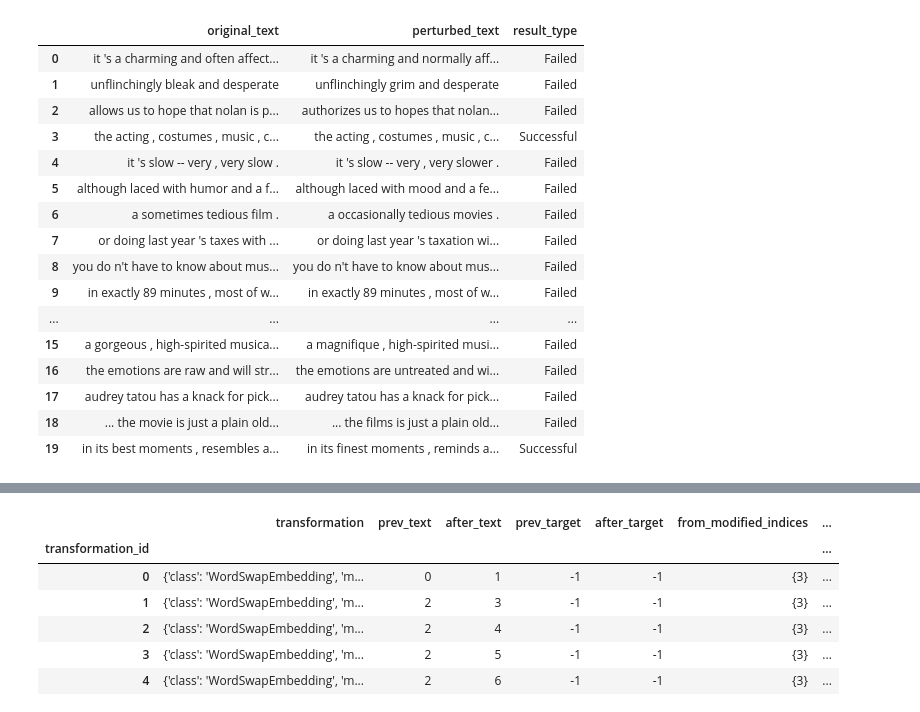
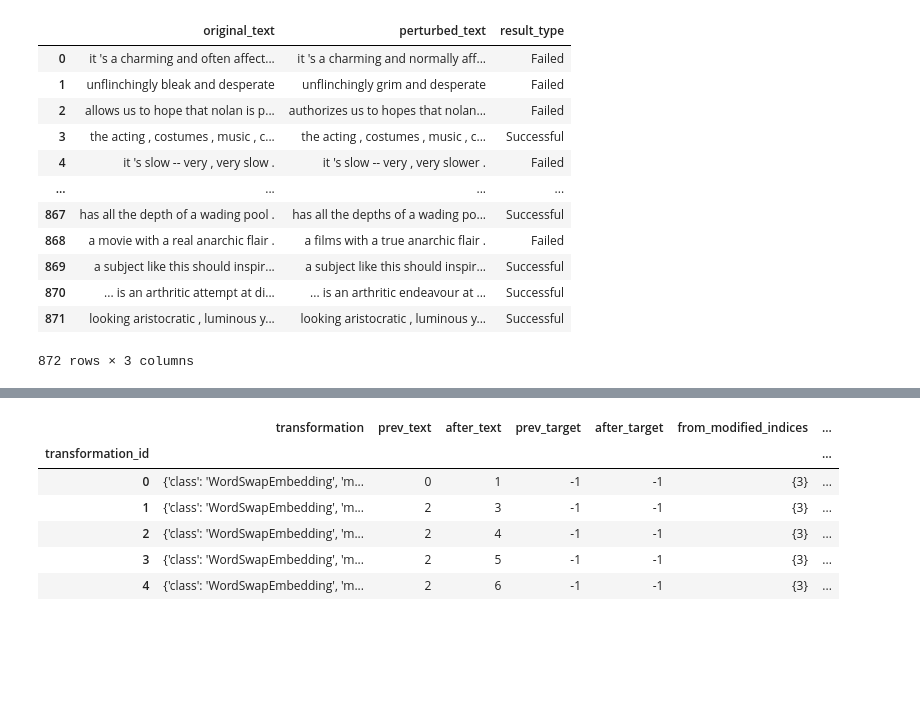
Before and after one commit to UCLA-SEAL/ProvenanceInspector, a Jupyter notebook: after/Analysis.ipynb, the cells around one changed output, grey strips where cells are left out. Drawn from its saved outputs; the diff is of its cells as text; code cells hidden in the pictures; blank space fills up the shorter version.

```diff
--- a/after/Analysis.ipynb
+++ b/after/Analysis.ipynb
@@ -9,22 +6,18 @@ result_pth = './results_a2t_sst2'
 # %%
-log_df = pd.read_csv('../results/log.csv')
+log_df = pd.read_csv(osp.join(result_pth,'log.csv'))
 out_df = log_df[['original_text', 'perturbed_text', 'result_type']]
 out_df
 # %% [output]
 |  | original_text | perturbed_text | result_type |
 | 0 | it 's a charming and often affect... | it 's a charming and normally aff... | Failed |
 | 1 | unflinchingly bleak and desperate | unflinchingly grim and desperate | Failed |
 | 2 | allows us to hope that nolan is p... | authorizes us to hopes that nolan... | Failed |
 | 3 | the acting , costumes , music , c... | the acting , costumes , music , c... | Successful |
 | 4 | it 's slow -- very , very slow . | it 's slow -- very , very slower . | Failed |
-| 5 | although laced with humor and a f... | although laced with mood and a fe... | Failed |
-| 6 | a sometimes tedious film . | a occasionally tedious movies . | Failed |
-| 7 | or doing last year 's taxes with ... | or doing last year 's taxation wi... | Failed |
-| 8 | you do n't have to know about mus... | you do n't have to know about mus... | Failed |
-| 9 | in exactly 89 minutes , most of w... | in exactly 89 minutes , most of w... | Failed |
 | ... | ... | ... | ... |
-| 15 | a gorgeous , high-spirited musica... | a magnifique , high-spirited musi... | Failed |
-| 16 | the emotions are raw and will str... | the emotions are untreated and wi... | Failed |
-| 17 | audrey tatou has a knack for pick... | audrey tatou has a knack for pick... | Failed |
-| 18 | ... the movie is just a plain old... | ... the films is just a plain old... | Failed |
-| 19 | in its best moments , resembles a... | in its finest moments , reminds a... | Successful |
+| 867 | has all the depth of a wading pool . | has all the depths of a wading po... | Successful |
+| 868 | a movie with a real anarchic flair . | a films with a true anarchic flair . | Failed |
+| 869 | a subject like this should inspir... | a subject like this should inspir... | Successful |
+| 870 | ... is an arthritic attempt at di... | ... is an arthritic endeavour at ... | Successful |
+| 871 | looking aristocratic , luminous y... | looking aristocratic , luminous y... | Successful |
+872 rows × 3 columns
```
Also changed, not shown: parts of 26 cells of this notebook, 6 other files.
